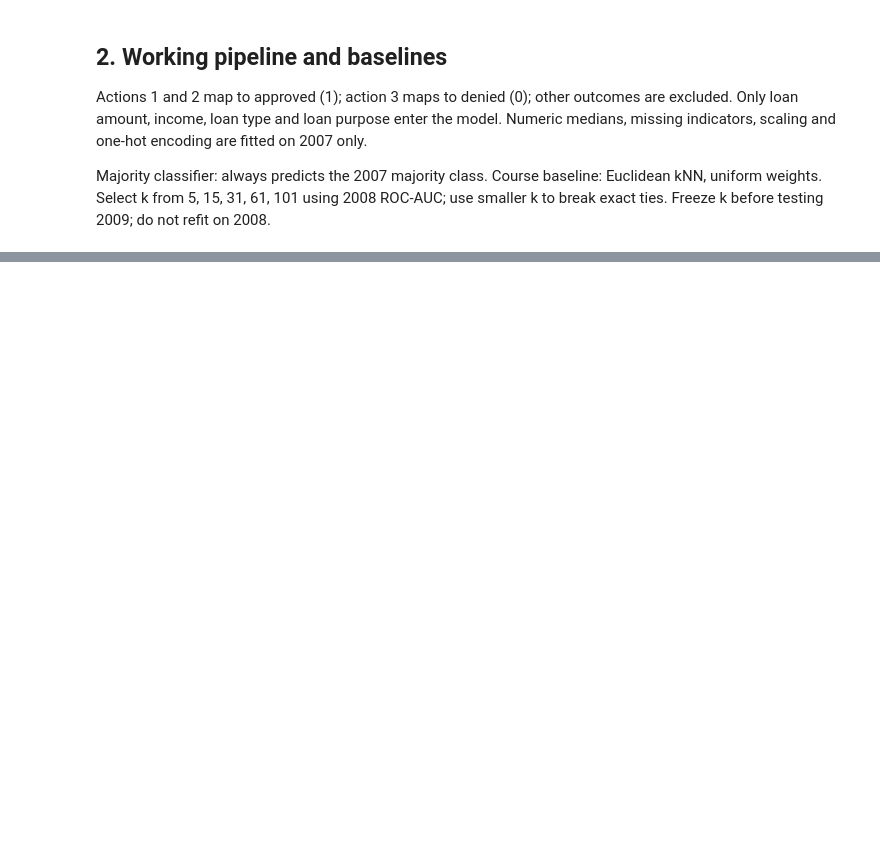
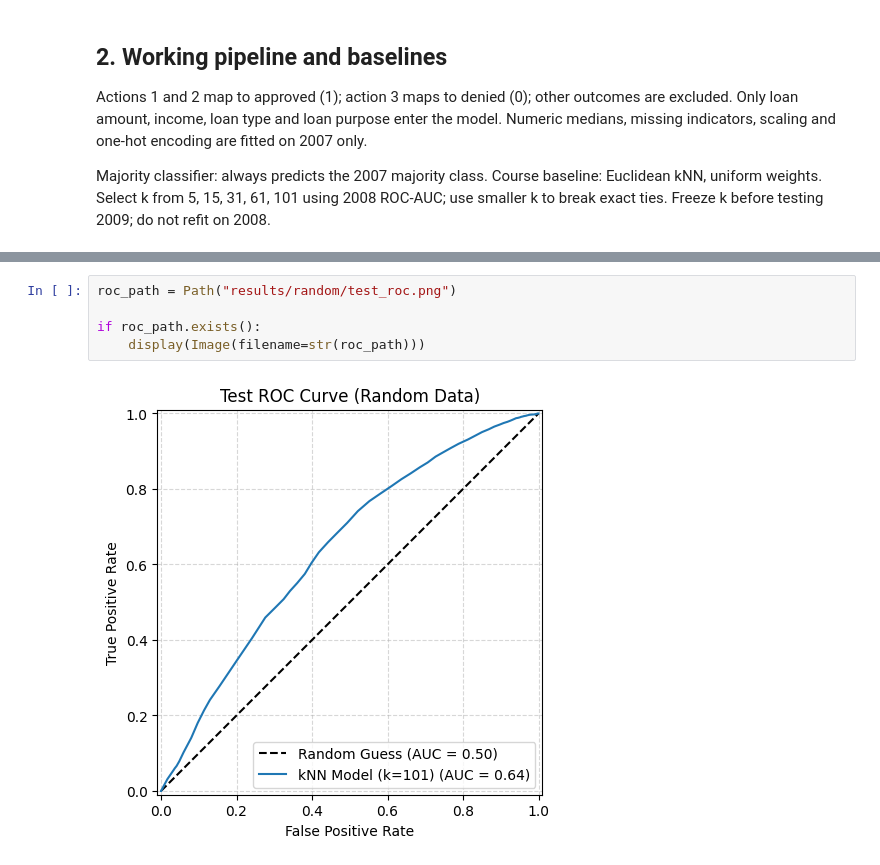
Before and after one commit to clin0603/csci3052u-group-project, a Jupyter notebook: milestone3.ipynb, the cells around one changed output, grey strips where cells are left out. Drawn from its saved outputs; the diff is of its cells as text; blank space fills up the shorter version.

```diff
--- a/milestone3.ipynb
+++ b/milestone3.ipynb
@@ -72,0 +285,7 @@ This separate experiment uses the first-record CSVs documented in the earlier me
+# %%
+roc_path = Path("results/random/test_roc.png")
+
+if roc_path.exists():
+    display(Image(filename=str(roc_path)))
+# %% [output]
+[figure, added]
```
Also changed, not shown: parts of 19 cells of this notebook.
